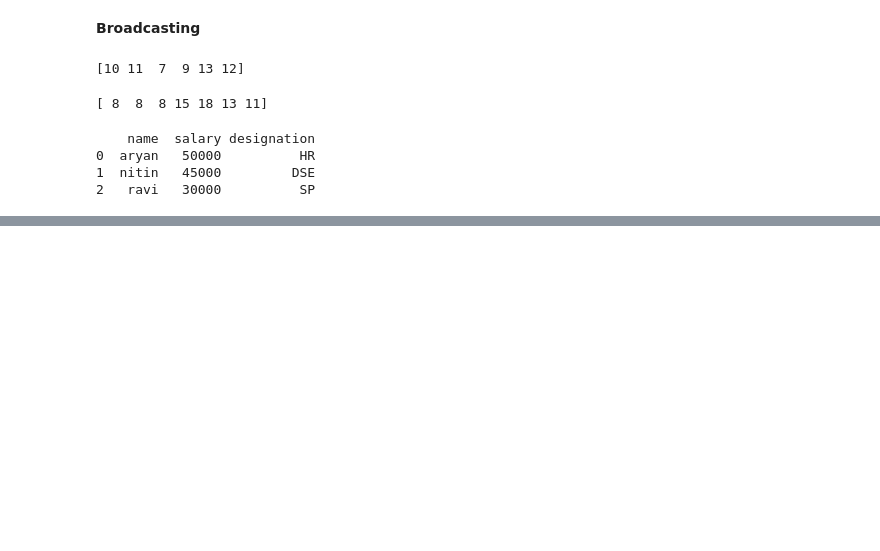
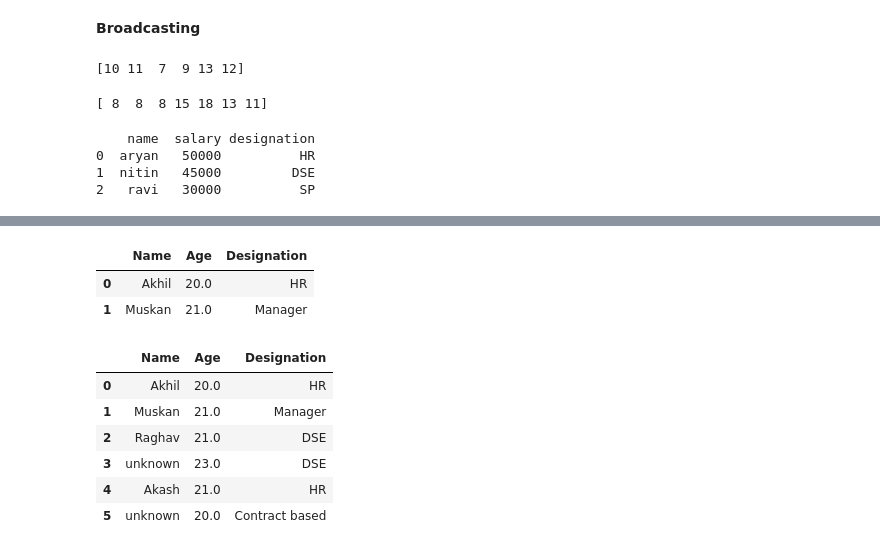
Before and after one commit to SahilKumar-003/Python_Tutor, a Jupyter notebook: Numpy_pandas.ipynb, the cells around one changed output, grey strips where cells are left out. Saved outputs shown, nothing was run; the diff lists cells and outputs as text; code cells hidden in the pictures; blank space fills up the shorter version.

```diff
--- a/Numpy_pandas.ipynb
+++ b/Numpy_pandas.ipynb
@@ -80,0 +140,7 @@ plt.show()
+# %%
+#EDA
+employee = {"Name":["Akhil","Muskan","Raghav",None,"Akash",None],
+            "Age":[20,21,None,23,None,20],
+            "Designation":["HR","Manager","DSE","DSE","HR",None]}
+df = pd.DataFrame(employee)
+df.isnull().sum()   #Find No. of None Values
@@ -80,0 +153,18 @@ plt.show()
+# %%
+#To find Values without ay None Values or values having all values
+df.dropna()
+# %% [output]
+|  | Name | Age | Designation |
+| 0 | Akhil | 20.0 | HR |
+| 1 | Muskan | 21.0 | Manager |
+# %%
+# to Fill  None(empty space) values
+df.fillna({"Name":"unknown","Age":df["Age"].mean(),"Designation":"Contract based"})
+# %% [output]
+|  | Name | Age | Designation |
+| 0 | Akhil | 20.0 | HR |
+| 1 | Muskan | 21.0 | Manager |
+| 2 | Raghav | 21.0 | DSE |
+| 3 | unknown | 23.0 | DSE |
+| 4 | Akash | 21.0 | HR |
+| 5 | unknown | 20.0 | Contract based |
```
Also changed, not shown: parts of 10 cells of this notebook.
